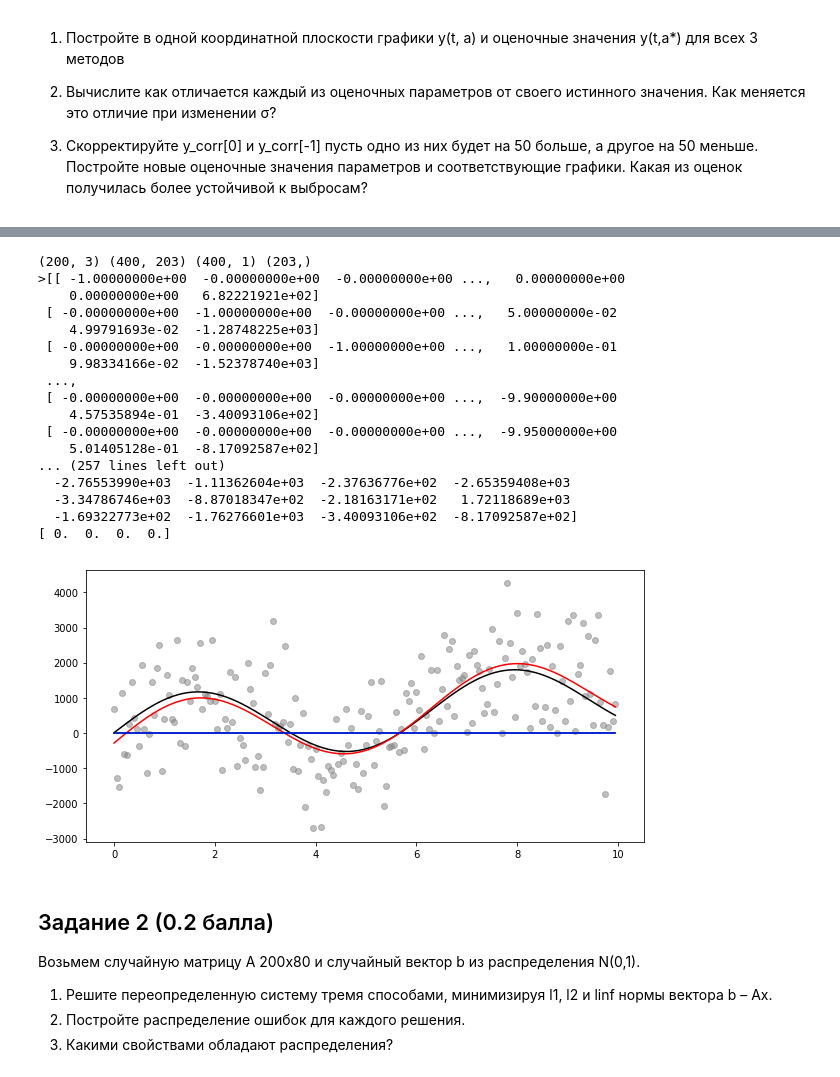
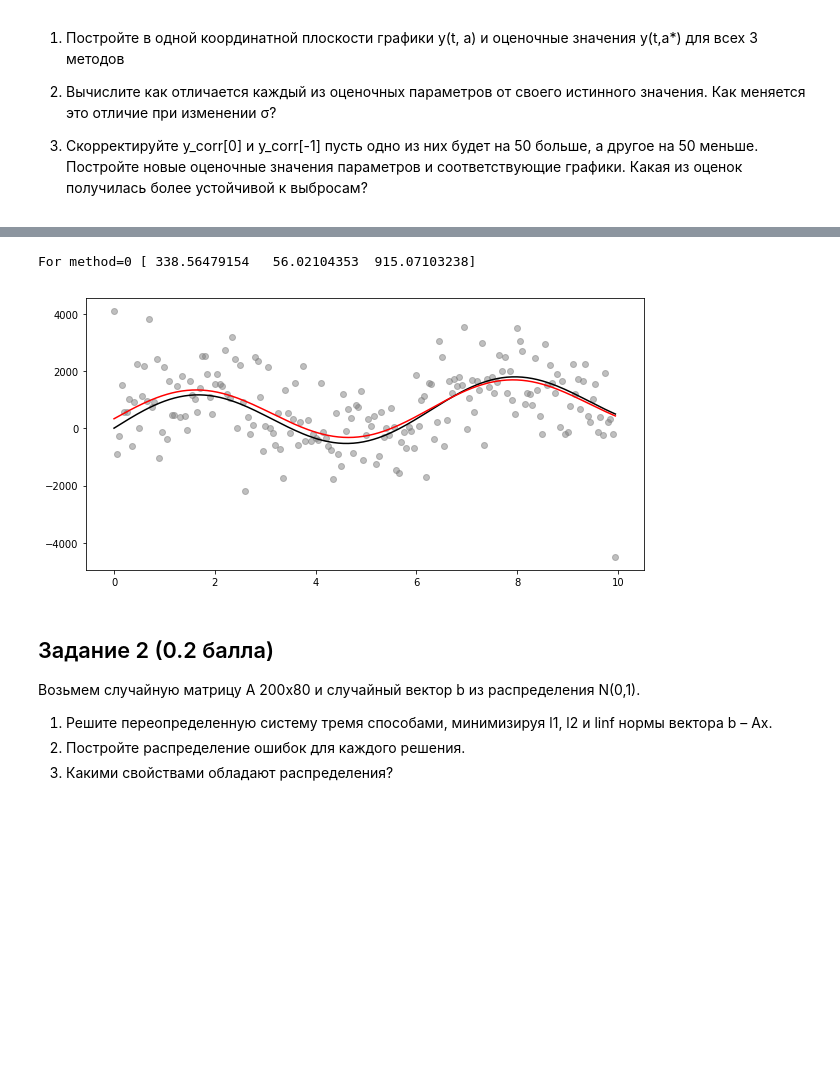
Before and after one commit to Wiki-fan/MIPT-all, a Jupyter notebook: задание.ipynb, the cells around one changed output, grey strips where cells are left out. Drawn from its saved outputs; the diff is of its cells as text; code cells hidden in the pictures; blank space fills up the shorter version.

```diff
--- a/задание.ipynb
+++ b/задание.ipynb
@@ -89,10 +89,10 @@ def draw_all(sp, path):
 
     A = sp.A
     b = sp.b
-    c = sp.c
+    #c = sp.c
 
     def is_valid_solution(x):
-        return (A@x.reshape((-1,1))<=b).all() and (x>=0).all()
+        return (A@x.reshape((-1,1))<=b+0.00001).all() and (x>=0).all()
 
     # Добавляем прямые ограничений типа >=0 в матрицы.
     A_plot = np.vstack([A, np.array([[1,0], [0,1]])])
@@ -363,7 +496,10 @@ def solve_lin_prog (A, b, c, method='blend', start_point=None, draw=False):
 # %%
-A=np.array([[-1,1],[-1, -2], [0, 1]])
-b=np.array([-1, -2, 1])
-c=np.array([-2, -1])
-ans = solve_lin_prog(A, b, c, method='largest_coef', draw=True)
+A=np.array([[1,2],[2,0.5]])
+b=np.array([5,8])
+c=np.array([5,1])
+A=np.array([[-1,-2],[-2,-0.5]])
+c=-np.array([-5,-8])
+b=np.array([-5,-1])
+x, best, n_iter = solve_lin_prog(A,b,c, draw=True, method='largest_coef')
 # %% [output]
 >             AUXILARY PROBLEM:
@@ -476,8 +522,0 @@ n=3, m=3, basis=[0 1 2], nonbasis=[3 4 5] with c_old=None
-# %%
-A=np.array([[1,2],[2,0.5]])
-b=np.array([5,8])
-c=np.array([5,1])
-A=np.array([[-1,-2],[-2,-0.5]])
-c=np.array([-5,-8])
-b=np.array([-5,-1])
-x, best, n_iter = solve_lin_prog(A,b,c, draw=True)
@@ -644,15 +666,15 @@ def analyze_approximation(t, y_corr):
     plt.figure(figsize=(10, 5))
     plt.plot(t, y_vector(t, a), color='black')
     plt.scatter(t, y_corr, color='gray', alpha=0.5)
-    a_est = get_params(y_corr, t)
+    a_est = get_params(y_corr, t, lambda t_:[1, t_, np.sin(t_)])
     print('For method=0', a_est)
     plt.plot(t, y_vector(t, a_est), color='r')
-    a_est = get_params(y_corr, t, method=1)
-    print('For method=1', a_est)
-    plt.plot(t, y_vector(t, a_est), color='g')
-    a_est = get_params(y_corr, t, method=2)
-    print('For method=2', a_est)
-    plt.plot(t, y_vector(t, a_est), color='b')
+#     a_est = get_params(y_corr, t, lambda t_:[1, t_, np.sin(t_)], method=1)
+#     print('For method=1', a_est)
+#     plt.plot(t, y_vector(t, a_est), color='g')
+#     a_est = get_params(y_corr, t, lambda t_:[1, t_, np.sin(t_)], method=2)
+#     print('For method=2', a_est)
+#     plt.plot(t, y_vector(t, a_est), color='b')
     plt.show()
 # %%
 analyze_approximation(t, y_corr)
@@ -678,28 +684,12 @@ For method=2 [ 0.  0.  0.  0.]
 # %%
 y_corr_with_outlier = y_corr.copy()
-y_corr_with_outlier[0] += 50
-y_corr_with_outlier[-1] -= 50
+y_corr_with_outlier[0] += 5000
+y_corr_with_outlier[-1] -= 5000
 
 analyze_approximation(t, y_corr_with_outlier)
 # %% [output]
-(200, 3) (400, 203) (400, 1) (203,)
->[[ -1.00000000e+00  -0.00000000e+00  -0.00000000e+00 ...,   0.00000000e+00
-    0.00000000e+00   6.82221921e+02]
- [ -0.00000000e+00  -1.00000000e+00  -0.00000000e+00 ...,   5.00000000e-02
-    4.99791693e-02  -1.28748225e+03]
- [ -0.00000000e+00  -0.00000000e+00  -1.00000000e+00 ...,   1.00000000e-01
-    9.98334166e-02  -1.52378740e+03]
- ...,
- [ -0.00000000e+00  -0.00000000e+00  -0.00000000e+00 ...,  -9.90000000e+00
-    4.57535894e-01  -3.40093106e+02]
- [ -0.00000000e+00  -0.00000000e+00  -0.00000000e+00 ...,  -9.95000000e+00
-    5.01405128e-01  -8.17092587e+02]
-... (257 lines left out)
-  -2.76553990e+03  -1.11362604e+03  -2.37636776e+02  -2.65359408e+03
-  -3.34786746e+03  -8.87018347e+02  -2.18163171e+02   1.72118689e+03
-  -1.69322773e+02  -1.76276601e+03  -3.40093106e+02  -8.17092587e+02]
-[ 0.  0.  0.  0.]
+For method=0 [ 338.56479154   56.02104353  915.07103238]
-[figure, old version]
+[figure, new version]
 # %% [markdown]
 ## Задание 2 (0.2 балла)
 Возьмем случайную матрицу A  200x80 и случайный вектор b из распределения N(0,1).
```
Also changed, not shown: parts of 11 cells of this notebook.
